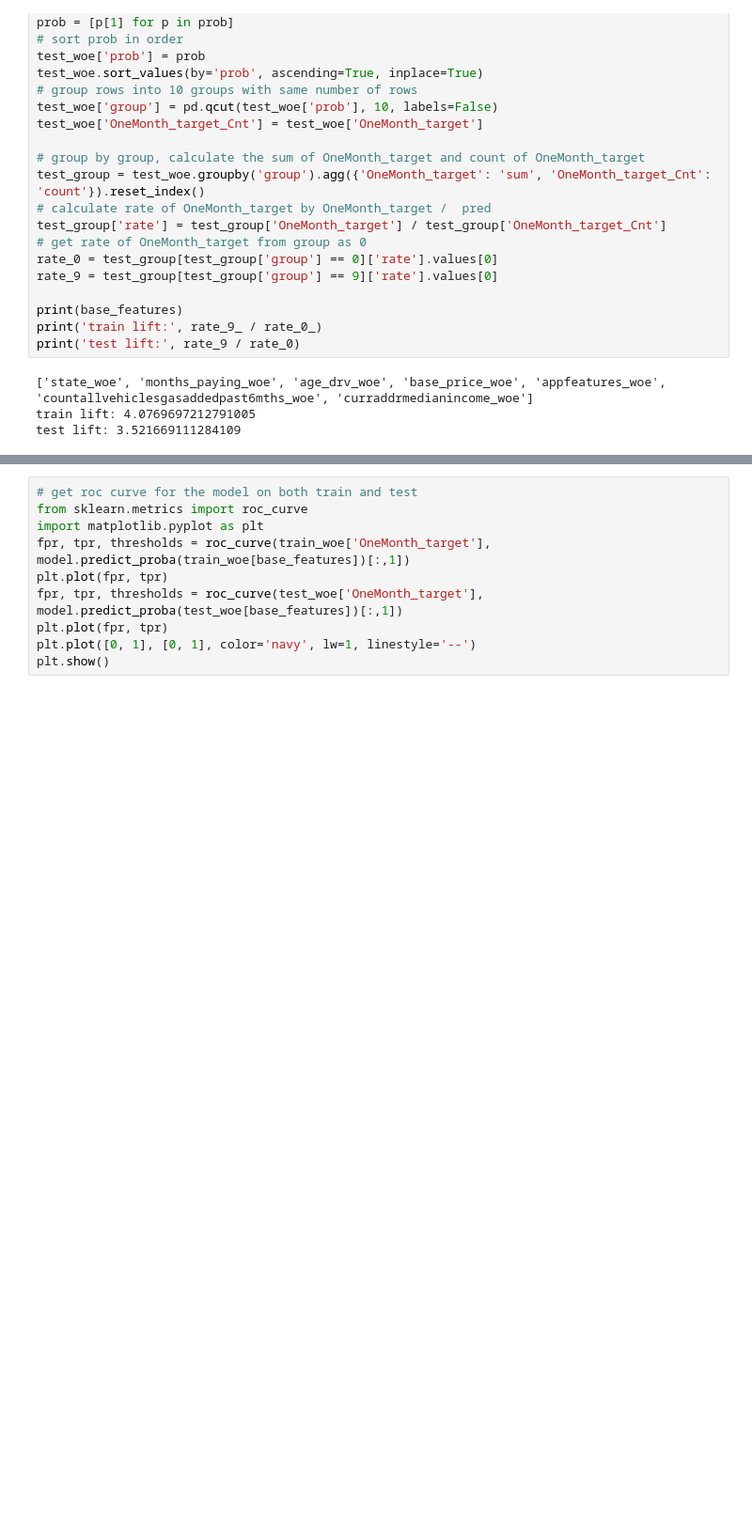
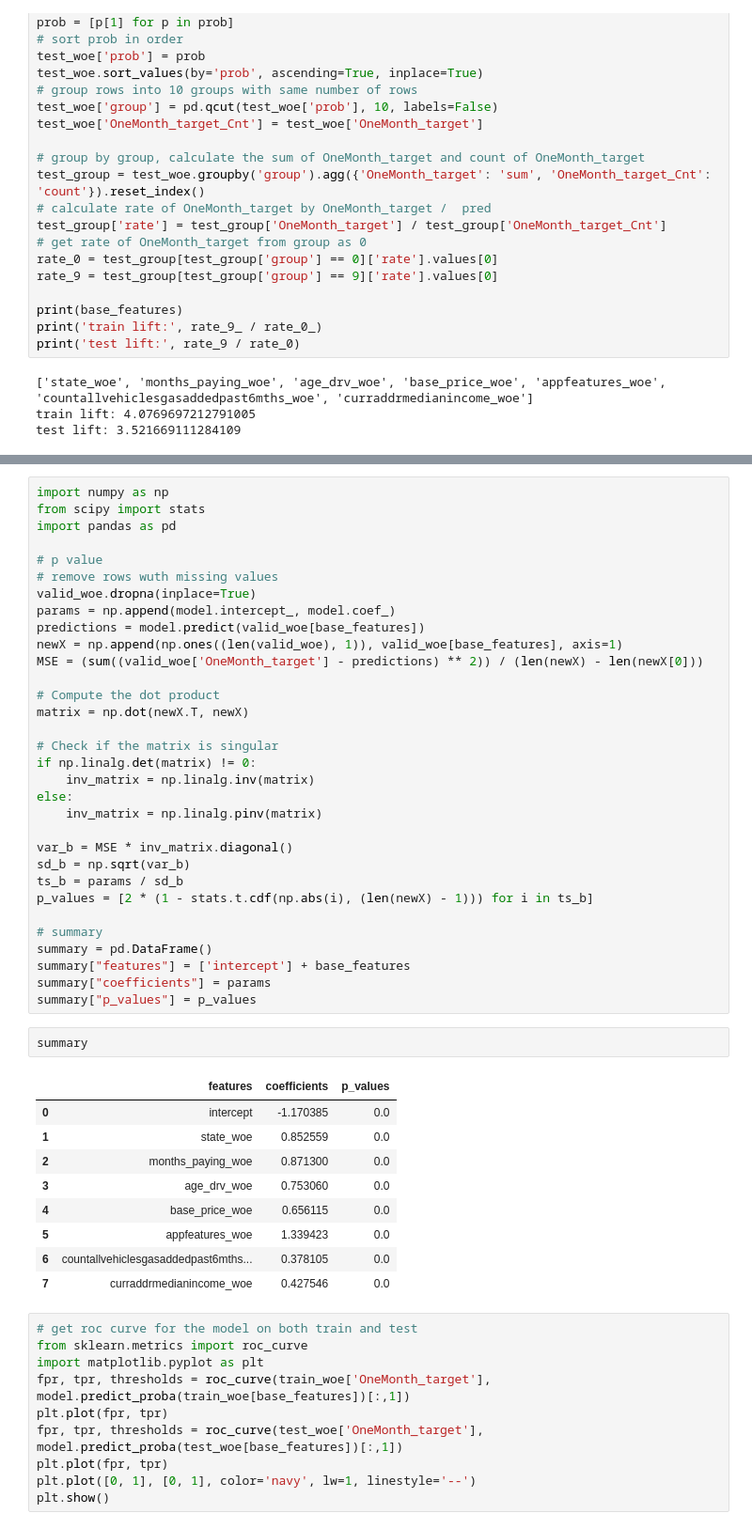
Before and after one commit to HardyChenRisk/ChurnRefit, a Jupyter notebook: Logistic.ipynb, the cells around one changed output, grey strips where cells are left out. Shown: that part at 94% size. Cells and saved outputs as stored; diff of their text form; blank space fills up the shorter version.

```diff
--- a/Logistic.ipynb
+++ b/Logistic.ipynb
@@ -260,4 +260,48 @@ train lift: 4.0769697212791005
 test lift: 3.521669111284109
+# %%
+import numpy as np
+from scipy import stats
+import pandas as pd
+
+# p value
+# remove rows wuth missing values
+valid_woe.dropna(inplace=True)
+params = np.append(model.intercept_, model.coef_)
+predictions = model.predict(valid_woe[base_features])
+newX = np.append(np.ones((len(valid_woe), 1)), valid_woe[base_features], axis=1)
+MSE = (sum((valid_woe['OneMonth_target'] - predictions) ** 2)) / (len(newX) - len(newX[0]))
+
+# Compute the dot product
+matrix = np.dot(newX.T, newX)
+
+# Check if the matrix is singular
+if np.linalg.det(matrix) != 0:
+    inv_matrix = np.linalg.inv(matrix)
+else:
+    inv_matrix = np.linalg.pinv(matrix)
+
+var_b = MSE * inv_matrix.diagonal()
+sd_b = np.sqrt(var_b)
+ts_b = params / sd_b
+p_values = [2 * (1 - stats.t.cdf(np.abs(i), (len(newX) - 1))) for i in ts_b]
+
+# summary
+summary = pd.DataFrame()
+summary["features"] = ['intercept'] + base_features
+summary["coefficients"] = params
+summary["p_values"] = p_values
+# %%
+summary
+# %% [output]
+|  | features | coefficients | p_values |
+| 0 | intercept | -1.170385 | 0.0 |
+| 1 | state_woe | 0.852559 | 0.0 |
+| 2 | months_paying_woe | 0.871300 | 0.0 |
+| 3 | age_drv_woe | 0.753060 | 0.0 |
+| 4 | base_price_woe | 0.656115 | 0.0 |
+| 5 | appfeatures_woe | 1.339423 | 0.0 |
+| 6 | countallvehiclesgasaddedpast6mths... | 0.378105 | 0.0 |
+| 7 | curraddrmedianincome_woe | 0.427546 | 0.0 |
 # %%
 # get roc curve for the model on both train and test
 from sklearn.metrics import roc_curve
```
Also changed, not shown: parts of 2 cells of this notebook, 2 other files.
